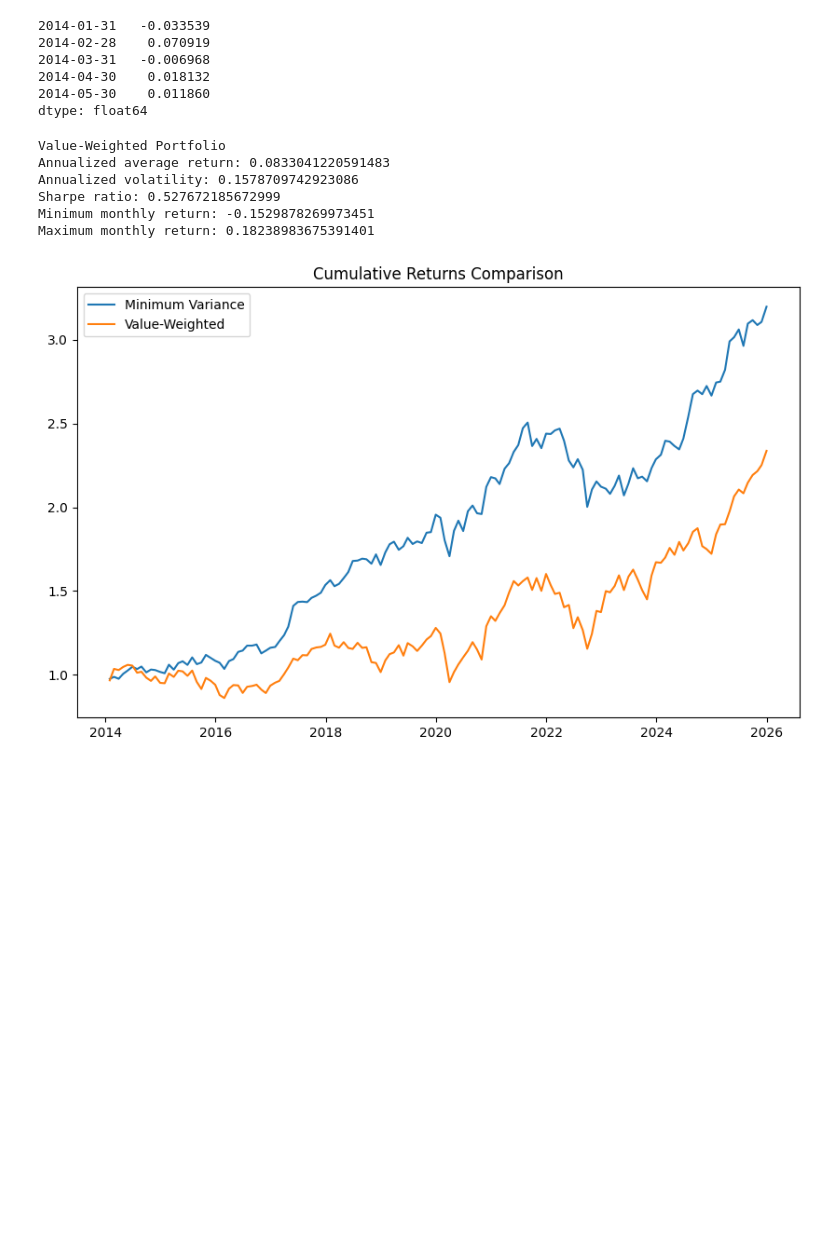
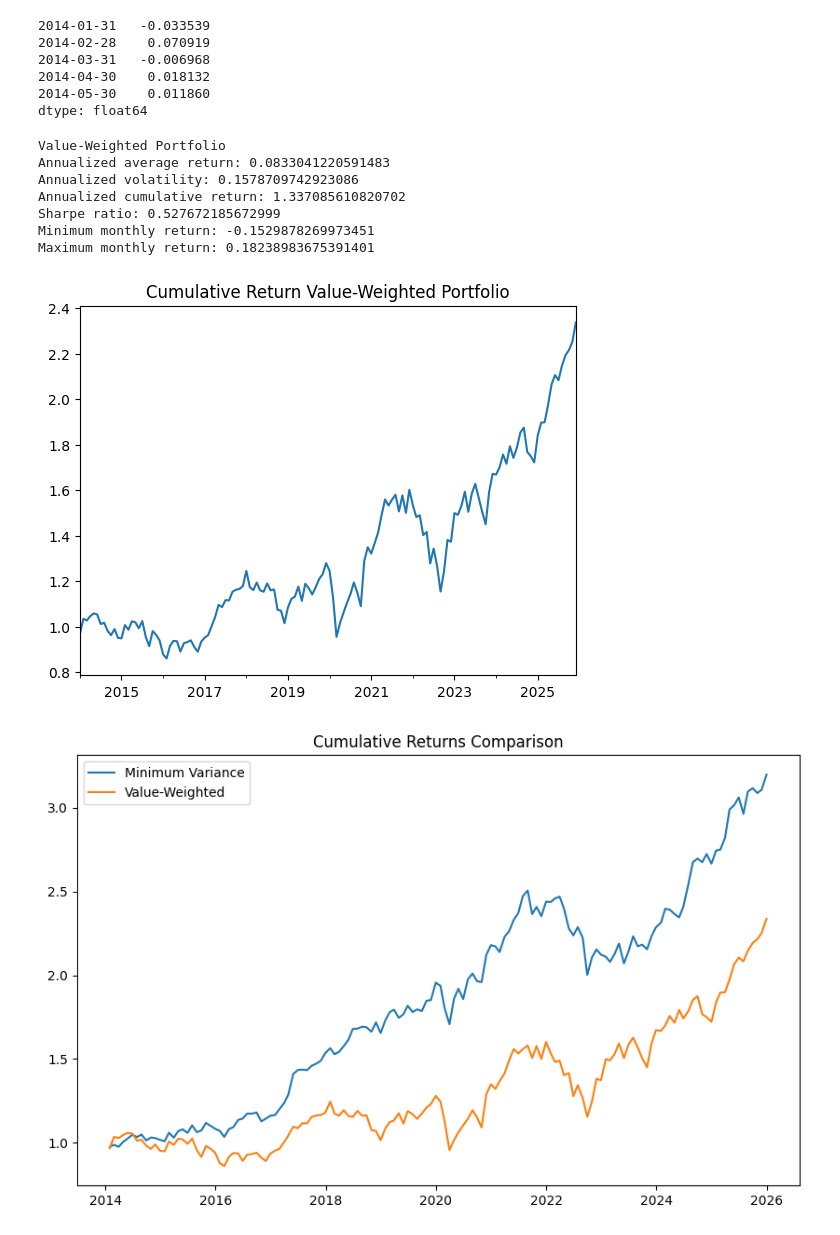
Before and after one commit to annamodolo/saam-portfolio-project, a Jupyter notebook: notebooks/investmentuniverse.ipynb, the cells around one changed output. Cells and saved outputs as stored; diff of their text form; code cells hidden in the pictures; blank space fills up the shorter version.

Commit message:
Add annualized cumulative returns

```diff
--- a/notebooks/investmentuniverse.ipynb
+++ b/notebooks/investmentuniverse.ipynb
@@ -364,9 +368,12 @@ vw_mean_annual = vw_mean_monthly * 12
 vw_vol_annual = vw_vol_monthly * np.sqrt(12)
 vw_sharpe = vw_mean_annual / vw_vol_annual
 
+vw_cum_return = (1 + vw_returns).prod() - 1
+
 print("Value-Weighted Portfolio")
 print("Annualized average return:", vw_mean_annual)
 print("Annualized volatility:", vw_vol_annual)
+print("Annualized cumulative return:", vw_cum_return)
 print("Sharpe ratio:", vw_sharpe)
 print("Minimum monthly return:", vw_returns.min())
 print("Maximum monthly return:", vw_returns.max())
@@ -374,9 +381,16 @@ print("Maximum monthly return:", vw_returns.max())
 Value-Weighted Portfolio
 Annualized average return: 0.0833041220591483
 Annualized volatility: 0.1578709742923086
+Annualized cumulative return: 1.337085610820702
 Sharpe ratio: 0.527672185672999
 Minimum monthly return: -0.1529878269973451
 Maximum monthly return: 0.18238983675391401
+# %%
+cum_vw = (1 + vw_returns).cumprod()
+cum_vw.plot(title="Cumulative Return Value-Weighted Portfolio")
+plt.show()
+# %% [output]
+[figure, added]
 # %%
 cum_mv = (1 + portfolio_returns).cumprod()
 cum_vw = (1 + vw_returns).cumprod()
```
Also changed, not shown: parts of 6 cells of this notebook.
